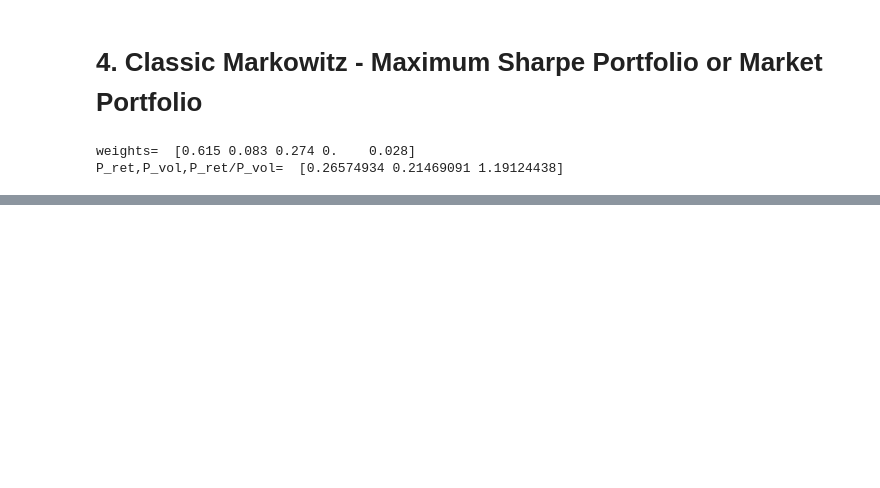
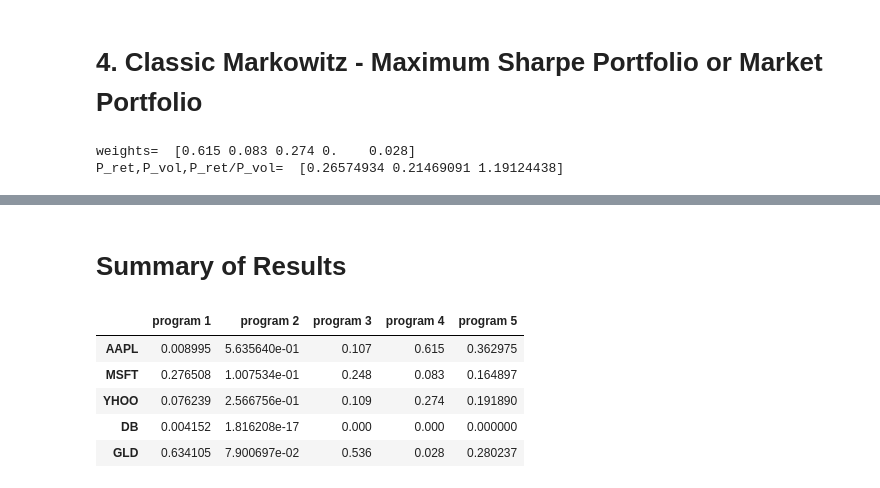
Before and after one commit to armandordorica/Portfolio_Optimization, a Jupyter notebook: Markowitz_Portfolio_Optimization.ipynb, the cells around one changed output, grey strips where cells are left out. Drawn from its saved outputs; the diff is of its cells as text; code cells hidden in the pictures; blank space fills up the shorter version.

```diff
--- a/Markowitz_Portfolio_Optimization.ipynb
+++ b/Markowitz_Portfolio_Optimization.ipynb
@@ -246,3 +272,6 @@ res['x']
 # %% [output]
 array([5.63564030e-01, 1.00753426e-01, 2.56675574e-01, 1.81620805e-17,
        7.90069707e-02])
+# %%
+w2 = res['x']
+w2
@@ -320,3 +352,6 @@ print("P_ret,P_vol,P_ret/P_vol=", portfolio(result['x'])) # statistics  P_ret,P_
 # %% [output]
 weights=  [0.107 0.248 0.109 0.    0.536]
 P_ret,P_vol,P_ret/P_vol= [0.11071119 0.1348326  0.82110102]
+# %%
+w3 = result['x'].round(3)
+w3
@@ -388,3 +425,6 @@ print("P_ret,P_vol,P_ret/P_vol= ", portfolio_CAPM(result['x'], r_f)) # statistic
 # %% [output]
 weights=  [0.615 0.083 0.274 0.    0.028]
 P_ret,P_vol,P_ret/P_vol=  [0.26574934 0.21469091 1.19124438]
+# %%
+w4 = result['x'].round(3)
+w4
@@ -390,0 +611,15 @@ P_ret,P_vol,P_ret/P_vol=  [0.26574934 0.21469091 1.19124438]
+# %%
+w5 = FinalWeights
+# %% [markdown]
+# Summary of Results
+# %%
+dict = {'program 1': w1, 'program 2': w2, 'program 3': w3, 'program 4':w4, 'program 5': w5}
+df = pd.DataFrame(dict, index =list(data.columns))
+df
+# %% [output]
+|  | program 1 | program 2 | program 3 | program 4 | program 5 |
+| AAPL | 0.008995 | 5.635640e-01 | 0.107 | 0.615 | 0.362975 |
+| MSFT | 0.276508 | 1.007534e-01 | 0.248 | 0.083 | 0.164897 |
+| YHOO | 0.076239 | 2.566756e-01 | 0.109 | 0.274 | 0.191890 |
+| DB | 0.004152 | 1.816208e-17 | 0.000 | 0.000 | 0.000000 |
+| GLD | 0.634105 | 7.900697e-02 | 0.536 | 0.028 | 0.280237 |
```
Also changed, not shown: parts of 16 cells of this notebook.
